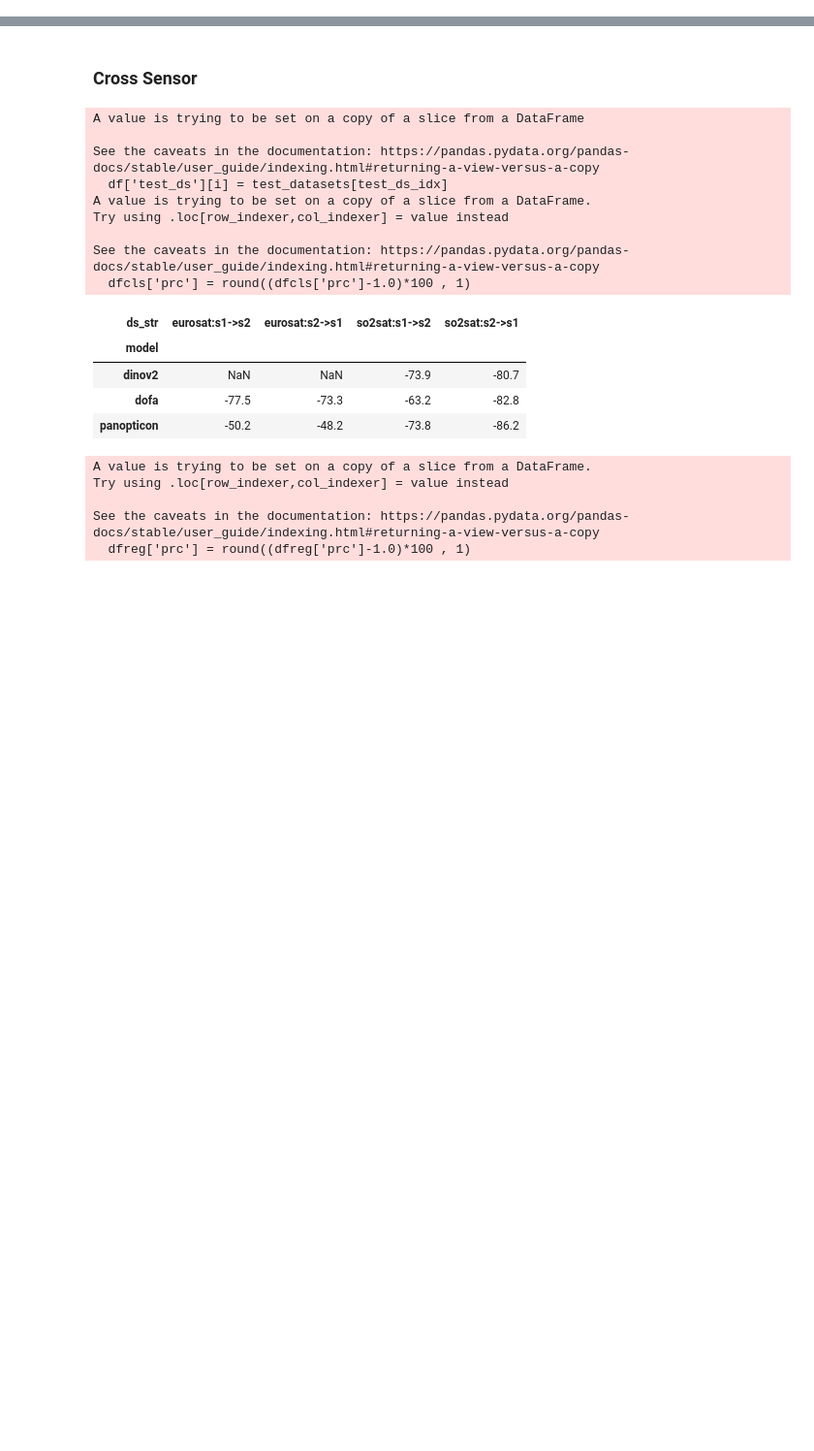
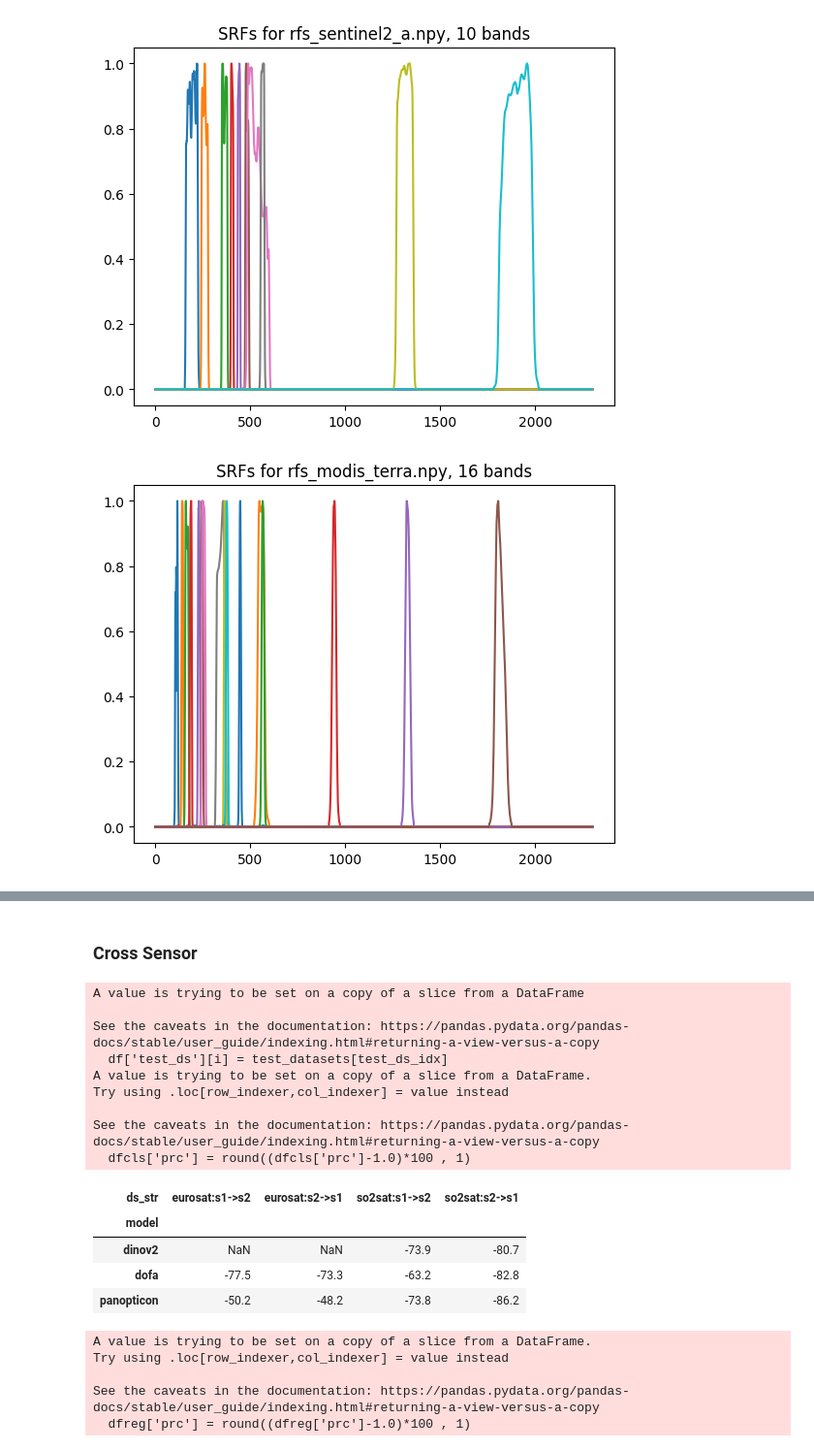
Before and after one commit to geobreeze/geobreeze, a Jupyter notebook: gb.ipynb, the cells around one changed output, grey strips where cells are left out. Shown at 97% size. Drawn from its saved outputs; the diff is of its cells as text; code cells hidden in the pictures; blank space fills up the shorter version.

```diff
--- a/gb.ipynb
+++ b/gb.ipynb
@@ -23,0 +136,10 @@ dsconfig = load_ds_cfg('hyperview')
+# %%
+import numpy as np
+
+root = '/home/hk-project-pai00028/tum_mhj8661/code/fm-playground/geofm_src/foundation_models/SenPaMAE/responsefunctions'
+p = 'rfs_landsat.npy'
+arr = np.load(os.path.join(root,p))
+print(arr.shape)
+indices = np.argmax(arr, axis=0)
+for i in indices:
+    print(i)
@@ -23,0 +155,15 @@ dsconfig = load_ds_cfg('hyperview')
+# %%
+import matplotlib.pyplot as plt
+
+for f in os.listdir(root):
+    if not f.endswith('.npy'):
+        continue
+
+    arr = np.load(os.path.join(root, f))
+    plt.figure()
+    for i in range(arr.shape[1]):
+        plt.plot(arr[:, i], label=f'Band {i+1}')
+    plt.title(f'SRFs for {f}, {arr.shape[1]} bands')
+# %% [output]
+[figure, added]
+[figure, added]
```
Also changed, not shown: parts of 21 cells of this notebook, 6 other files.
